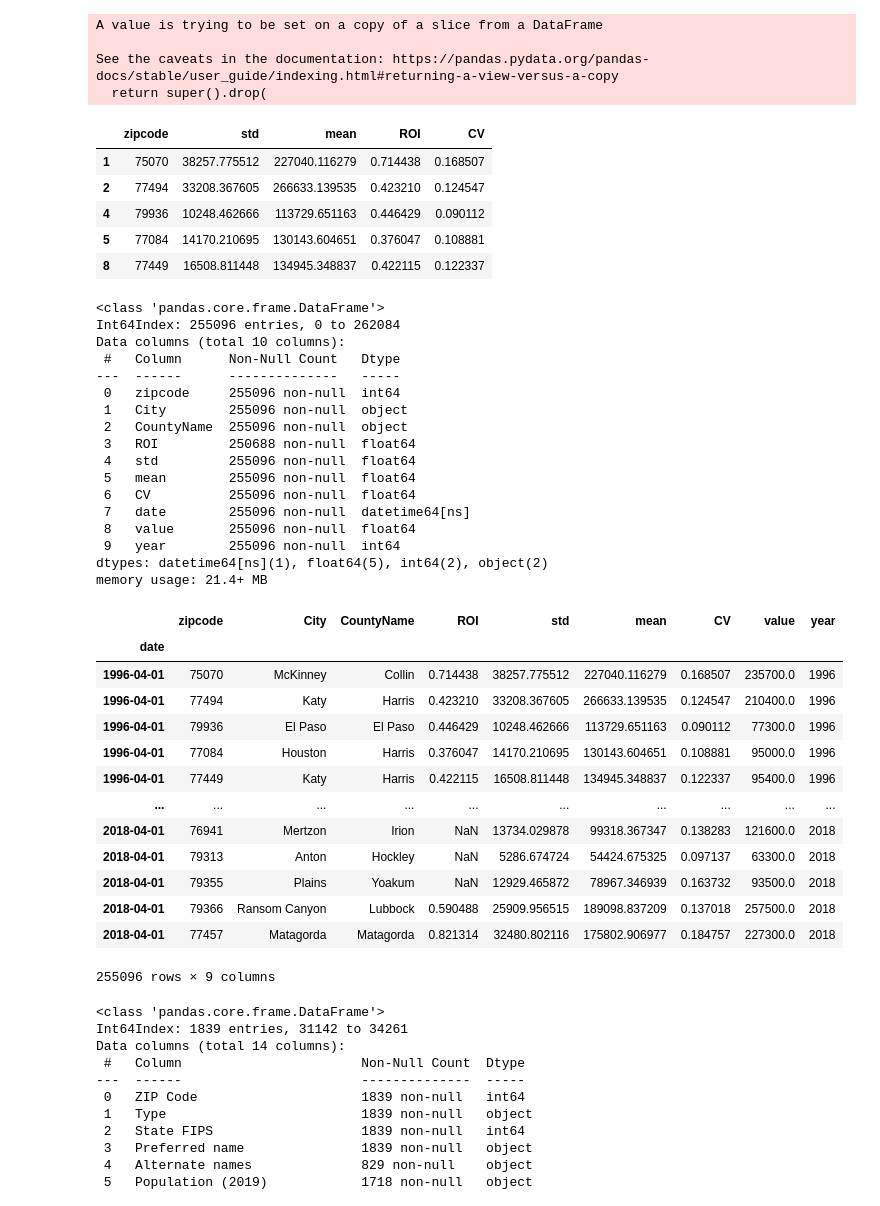
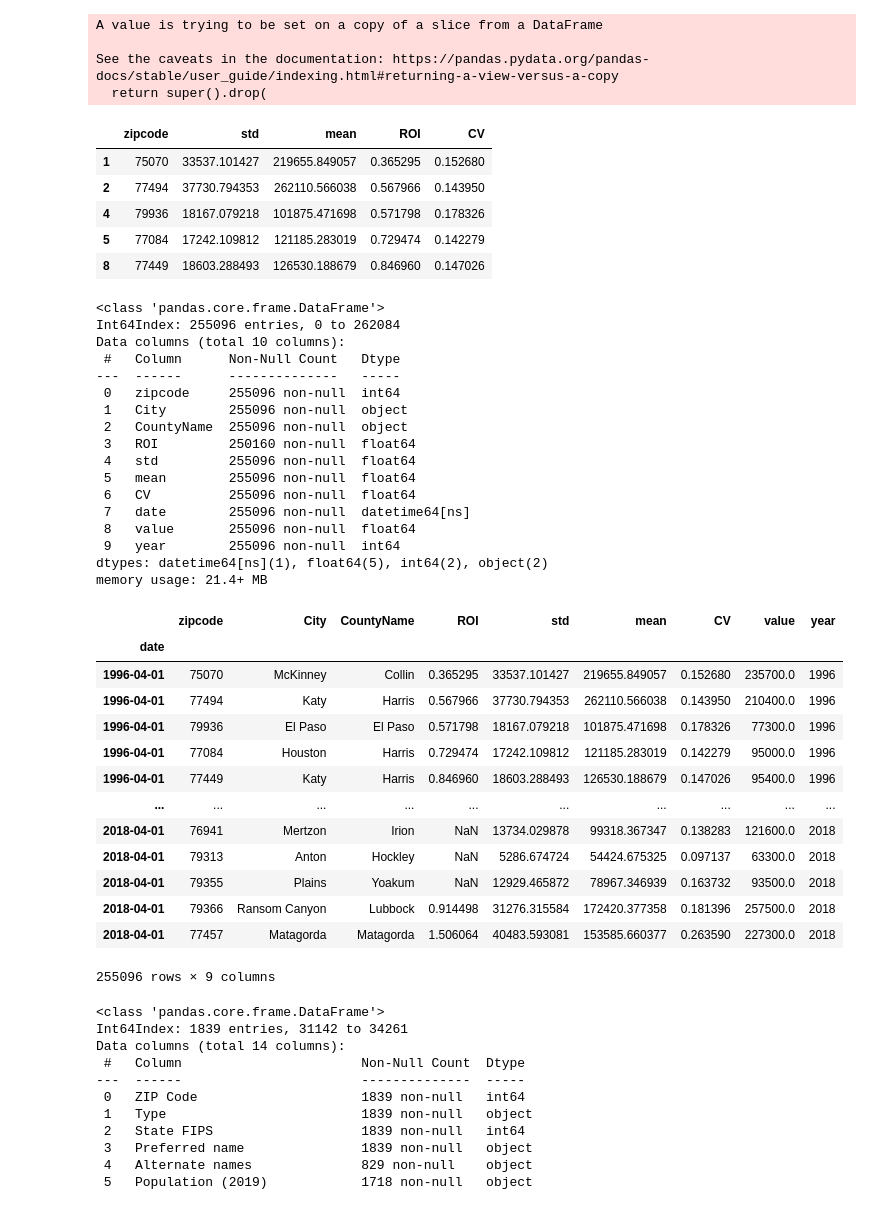
Before and after one commit to rhk48/zillow-time-series, a Jupyter notebook: lorela_nb.ipynb, the cells around one changed output. Cells and saved outputs as stored; diff of their text form; code cells hidden in the pictures.

```diff
--- a/lorela_nb.ipynb
+++ b/lorela_nb.ipynb
@@ -37,28 +37,28 @@ See the caveats in the documentation: https://pandas.pydata.org/pandas-docs/stab
   return super().drop(
 # %%
 #Calculate historical return on investment
-raw_df['ROI']= (raw_df['2018-04']/raw_df['2004-01'])-1
+raw_df['ROI']= (raw_df['2018-04']/raw_df['1996-04'])-1
 raw_df['ROI']
 
 
 #Calculate standard deviation of monthly values
-raw_df['std']=raw_df.loc[:,'2004-01':'2018-04'].std(skipna=True, axis=1)
+raw_df['std']=raw_df.loc[:,'1996-04':'2018-04'].std(skipna=True, axis=1)
 
 #Calculate historical mean value
-raw_df['mean']=raw_df.loc[:,'2004-01':'2018-04'].mean(skipna=True, axis=1)
+raw_df['mean']=raw_df.loc[:,'1996-04':'2018-04'].mean(skipna=True, axis=1)
 
 #Calculate coefficient of variance
 raw_df['CV']=raw_df['std']/raw_df['mean']
 
 #Show calculated values
 raw_df[['zipcode','std','mean','ROI','CV']].head()
 # %% [output]
 |  | zipcode | std | mean | ROI | CV |
-| 1 | 75070 | 38257.775512 | 227040.116279 | 0.714438 | 0.168507 |
-| 2 | 77494 | 33208.367605 | 266633.139535 | 0.423210 | 0.124547 |
-| 4 | 79936 | 10248.462666 | 113729.651163 | 0.446429 | 0.090112 |
-| 5 | 77084 | 14170.210695 | 130143.604651 | 0.376047 | 0.108881 |
-| 8 | 77449 | 16508.811448 | 134945.348837 | 0.422115 | 0.122337 |
+| 1 | 75070 | 33537.101427 | 219655.849057 | 0.365295 | 0.152680 |
+| 2 | 77494 | 37730.794353 | 262110.566038 | 0.567966 | 0.143950 |
+| 4 | 79936 | 18167.079218 | 101875.471698 | 0.571798 | 0.178326 |
+| 5 | 77084 | 17242.109812 | 121185.283019 | 0.729474 | 0.142279 |
+| 8 | 77449 | 18603.288493 | 126530.188679 | 0.846960 | 0.147026 |
 # %%
 def melt_data(raw_df):
     melted = pd.melt(raw_df, id_vars=['zipcode', 'City', 'CountyName','ROI','std','mean','CV'], var_name='date')
@@ -78,7 +78,7 @@ Data columns (total 10 columns):
  0   zipcode     255096 non-null  int64
  1   City        255096 non-null  object
  2   CountyName  255096 non-null  object
- 3   ROI         250688 non-null  float64
+ 3   ROI         250160 non-null  float64
  4   std         255096 non-null  float64
  5   mean        255096 non-null  float64
  6   CV          255096 non-null  float64
@@ -94,17 +94,17 @@ df
 # %% [output]
 |  | zipcode | City | CountyName | ROI | std | mean | CV | value | year |
 | date |  |  |  |  |  |  |  |  |  |
-| 1996-04-01 | 75070 | McKinney | Collin | 0.714438 | 38257.775512 | 227040.116279 | 0.168507 | 235700.0 | 1996 |
-| 1996-04-01 | 77494 | Katy | Harris | 0.423210 | 33208.367605 | 266633.139535 | 0.124547 | 210400.0 | 1996 |
-| 1996-04-01 | 79936 | El Paso | El Paso | 0.446429 | 10248.462666 | 113729.651163 | 0.090112 | 77300.0 | 1996 |
-| 1996-04-01 | 77084 | Houston | Harris | 0.376047 | 14170.210695 | 130143.604651 | 0.108881 | 95000.0 | 1996 |
-| 1996-04-01 | 77449 | Katy | Harris | 0.422115 | 16508.811448 | 134945.348837 | 0.122337 | 95400.0 | 1996 |
+| 1996-04-01 | 75070 | McKinney | Collin | 0.365295 | 33537.101427 | 219655.849057 | 0.152680 | 235700.0 | 1996 |
+| 1996-04-01 | 77494 | Katy | Harris | 0.567966 | 37730.794353 | 262110.566038 | 0.143950 | 210400.0 | 1996 |
+| 1996-04-01 | 79936 | El Paso | El Paso | 0.571798 | 18167.079218 | 101875.471698 | 0.178326 | 77300.0 | 1996 |
+| 1996-04-01 | 77084 | Houston | Harris | 0.729474 | 17242.109812 | 121185.283019 | 0.142279 | 95000.0 | 1996 |
+| 1996-04-01 | 77449 | Katy | Harris | 0.846960 | 18603.288493 | 126530.188679 | 0.147026 | 95400.0 | 1996 |
 | ... | ... | ... | ... | ... | ... | ... | ... | ... | ... |
 | 2018-04-01 | 76941 | Mertzon | Irion | NaN | 13734.029878 | 99318.367347 | 0.138283 | 121600.0 | 2018 |
 | 2018-04-01 | 79313 | Anton | Hockley | NaN | 5286.674724 | 54424.675325 | 0.097137 | 63300.0 | 2018 |
 | 2018-04-01 | 79355 | Plains | Yoakum | NaN | 12929.465872 | 78967.346939 | 0.163732 | 93500.0 | 2018 |
-| 2018-04-01 | 79366 | Ransom Canyon | Lubbock | 0.590488 | 25909.956515 | 189098.837209 | 0.137018 | 257500.0 | 2018 |
-| 2018-04-01 | 77457 | Matagorda | Matagorda | 0.821314 | 32480.802116 | 175802.906977 | 0.184757 | 227300.0 | 2018 |
+| 2018-04-01 | 79366 | Ransom Canyon | Lubbock | 0.914498 | 31276.315584 | 172420.377358 | 0.181396 | 257500.0 | 2018 |
+| 2018-04-01 | 77457 | Matagorda | Matagorda | 1.506064 | 40483.593081 | 153585.660377 | 0.263590 | 227300.0 | 2018 |
 255096 rows × 9 columns
 # %%
 df_income = pd.read_csv('data/zip_codes_2019_median_inc.csv')
```
Also changed, not shown: parts of 28 cells of this notebook.
